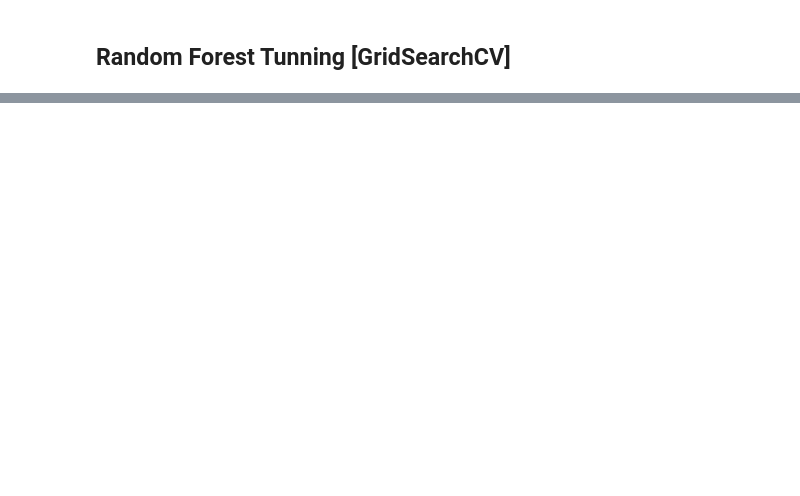
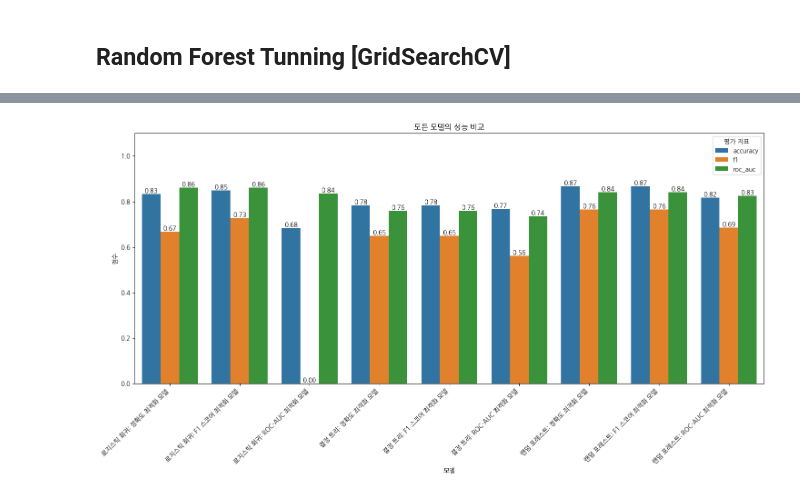
Before and after one commit to Kkaemii/SeSac_MPs, a Jupyter notebook: project_7_머신러닝_분류/machinelearning_clasification.ipynb, the cells around one changed output, grey strips where cells are left out. Drawn from its saved outputs; the diff is of its cells as text; code cells hidden in the pictures; blank space fills up the shorter version.

```diff
--- a/project_7_머신러닝_분류/machinelearning_clasification.ipynb
+++ b/project_7_머신러닝_분류/machinelearning_clasification.ipynb
@@ -612,0 +987,47 @@ Fitting 5 folds for each of 216 candidates, totalling 1080 fits
+# %%
+# 모든 모델의 성능 지표를 하나의 데이터프레임으로 통합
+all_models_df = {
+    '모델': [],
+    '평가 지표': [],
+    '점수': []
+}
+
+# 로지스틱 회귀 모델 결과 추가
+for model_name, model_metrics in metrics.items():
+    for metric_name in ['accuracy', 'f1', 'roc_auc']:
+        all_models_df['모델'].append(f'로지스틱 회귀: {model_name}')
+        all_models_df['평가 지표'].append(metric_name)
+        all_models_df['점수'].append(model_metrics[metric_name])
+
+# 결정 트리 모델 결과 추가
+for model_name, model_metrics in metrics_dt.items():
+    for metric_name in ['accuracy', 'f1', 'roc_auc']:
+        all_models_df['모델'].append(f'결정 트리: {model_name}')
+        all_models_df['평가 지표'].append(metric_name)
+        all_models_df['점수'].append(model_metrics[metric_name])
+
+# 랜덤 포레스트 모델 결과 추가
+for model_name, model_metrics in metrics_rf.items():
+    for metric_name in ['accuracy', 'f1', 'roc_auc']:
+        all_models_df['모델'].append(f'랜덤 포레스트: {model_name}')
+        all_models_df['평가 지표'].append(metric_name)
+        all_models_df['점수'].append(model_metrics[metric_name])
+
+# 데이터프레임 생성
+all_models_df = pd.DataFrame(all_models_df)
+
+# 모든 모델 성능 비교 시각화
+plt.figure(figsize=(15, 8))
+ax = sns.barplot(x='모델', y='점수', hue='평가 지표', data=all_models_df)
+
+# 각 막대 위에 값 표시
+for container in ax.containers:
+  ax.bar_label(container, fmt='%.2f', label_type='edge')
+
+plt.title('모든 모델의 성능 비교')
+plt.ylim(0, 1.1)  # 레이블이 잘리지 않도록 y축 범위 조정
+plt.xticks(rotation=45, ha='right')  # x축 레이블 회전
+plt.tight_layout()
+plt.show()
+# %% [output]
+[figure, added]
```
Also changed, not shown: parts of 13 cells of this notebook.
